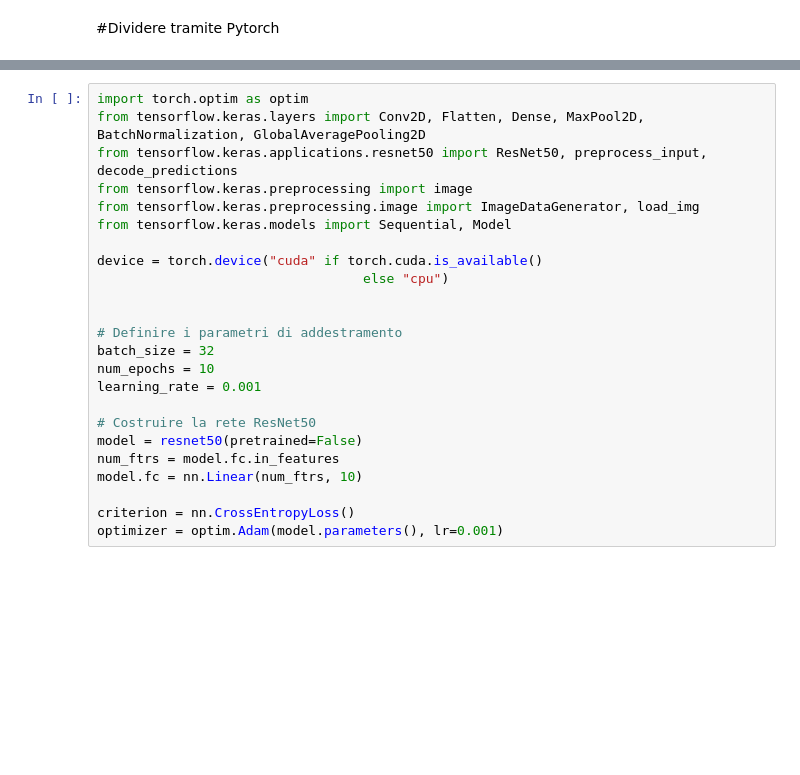
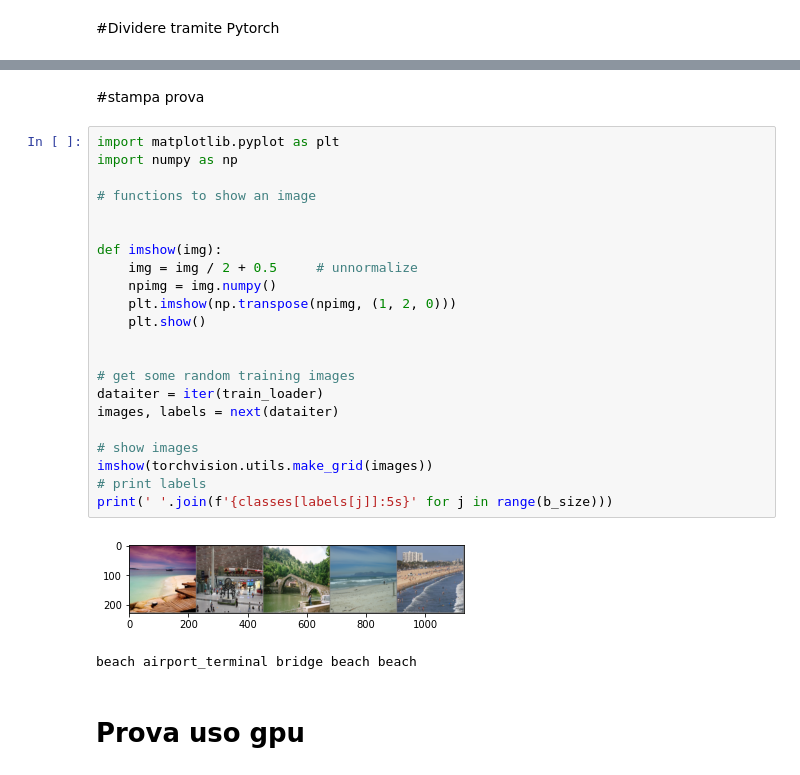
Before and after one commit to matibag1714977/LabiagiProject, a Jupyter notebook: Progetto.ipynb, the cells around one changed output, grey strips where cells are left out. Cells and saved outputs as stored; diff of their text form; blank space fills up the shorter version.

```diff
--- a/Progetto.ipynb
+++ b/Progetto.ipynb
@@ -102,24 +104,29 @@ Transform: Compose(
-# %%
-import torch.optim as optim
-from tensorflow.keras.layers import Conv2D, Flatten, Dense, MaxPool2D, BatchNormalization, GlobalAveragePooling2D
-from tensorflow.keras.applications.resnet50 import ResNet50, preprocess_input, decode_predictions
-from tensorflow.keras.preprocessing import image
-from tensorflow.keras.preprocessing.image import ImageDataGenerator, load_img
-from tensorflow.keras.models import Sequential, Model
-
-device = torch.device("cuda" if torch.cuda.is_available()
-                                  else "cpu")
-
-
-# Definire i parametri di addestramento
-batch_size = 32
-num_epochs = 10
-learning_rate = 0.001
-
-# Costruire la rete ResNet50
-model = resnet50(pretrained=False)
-num_ftrs = model.fc.in_features
-model.fc = nn.Linear(num_ftrs, 10)
-
-criterion = nn.CrossEntropyLoss()
-optimizer = optim.Adam(model.parameters(), lr=0.001)
+# %% [markdown]
+#stampa prova
+# %%
+import matplotlib.pyplot as plt
+import numpy as np
+
+# functions to show an image
+
+
+def imshow(img):
+    img = img / 2 + 0.5     # unnormalize
+    npimg = img.numpy()
+    plt.imshow(np.transpose(npimg, (1, 2, 0)))
+    plt.show()
+
+
+# get some random training images
+dataiter = iter(train_loader)
+images, labels = next(dataiter)
+
+# show images
+imshow(torchvision.utils.make_grid(images))
+# print labels
+print(' '.join(f'{classes[labels[j]]:5s}' for j in range(b_size)))
+# %% [output]
+[figure, added]
+beach airport_terminal bridge beach beach
+# %% [markdown]
+# Prova uso gpu
```
Also changed, not shown: parts of 16 cells of this notebook.
